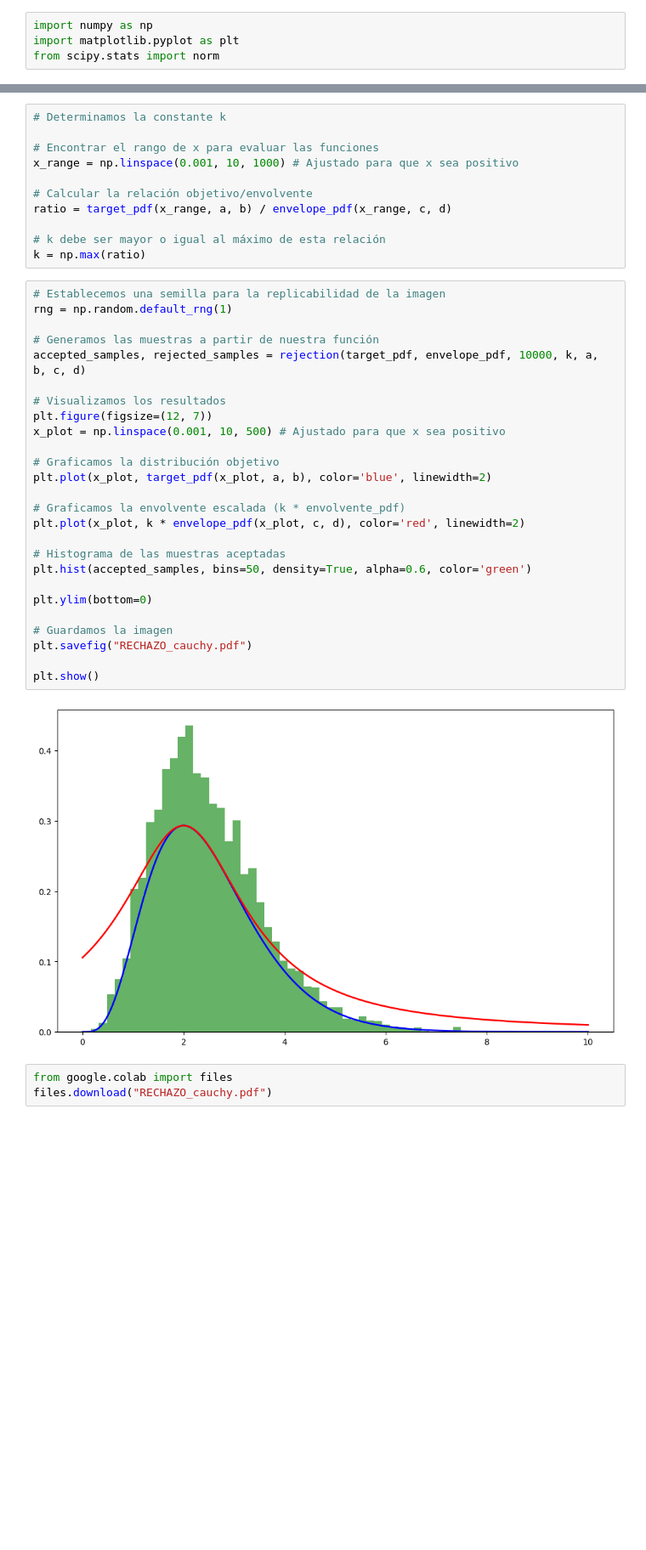
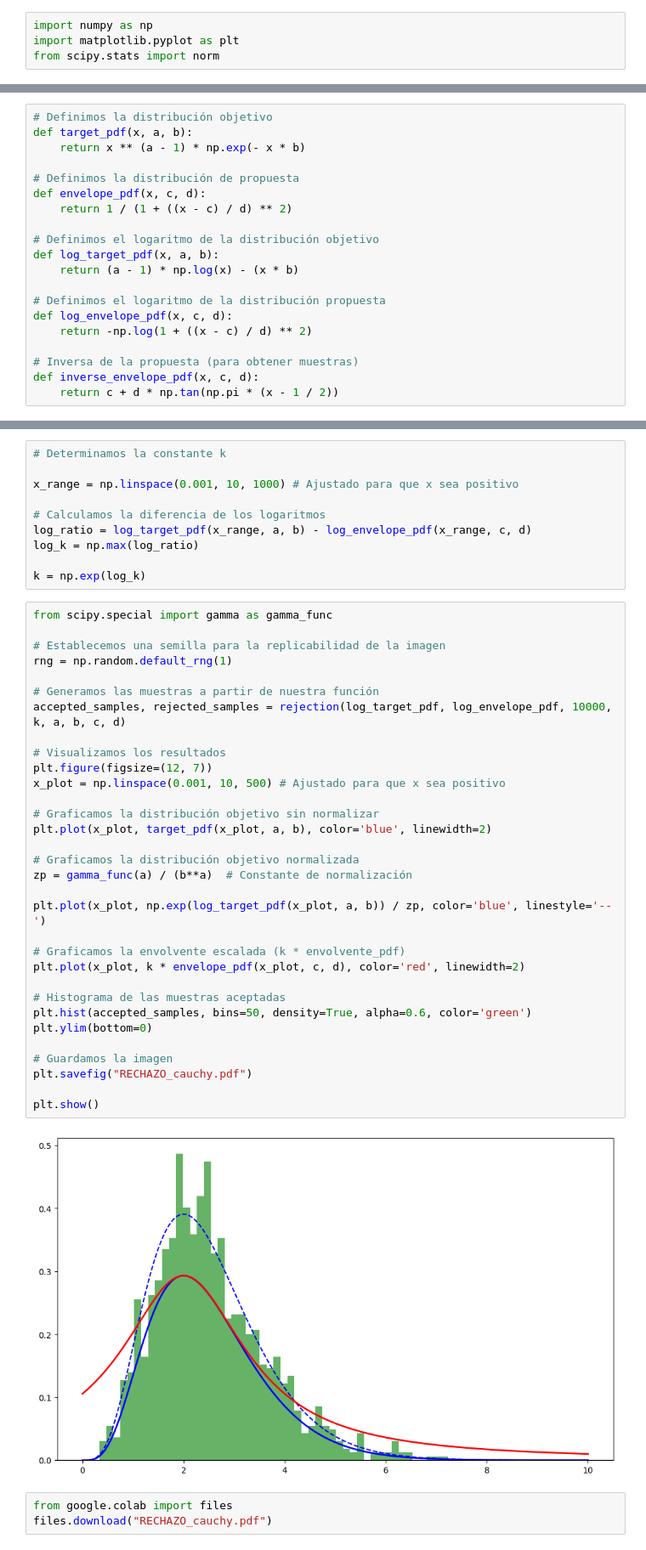
Before and after one commit to mateoveega/MCMC-MonteCarlo-TFG, a Jupyter notebook: CH_1/REJECTION_cauchy.ipynb, the cells around one changed output, grey strips where cells are left out. Shown at 85% size. Saved outputs shown, nothing was run; the diff lists cells and outputs as text; blank space fills up the shorter version.

```diff
--- a/CH_1/REJECTION_cauchy.ipynb
+++ b/CH_1/REJECTION_cauchy.ipynb
@@ -30 +33,21 @@ def rejection(target_pdf, envelope_pdf, num_samples, k, a, b, c, d):
+# %%
+# Definimos la distribución objetivo
+def target_pdf(x, a, b):
+    return x ** (a - 1) * np.exp(- x * b)
+
+# Definimos la distribución de propuesta
+def envelope_pdf(x, c, d):
+    return 1 / (1 + ((x - c) / d) ** 2)
+
+# Definimos el logaritmo de la distribución objetivo
+def log_target_pdf(x, a, b):
+    return (a - 1) * np.log(x) - (x * b)
+
+# Definimos el logaritmo de la distribución propuesta
+def log_envelope_pdf(x, c, d):
+    return -np.log(1 + ((x - c) / d) ** 2)
+
+# Inversa de la propuesta (para obtener muestras)
+def inverse_envelope_pdf(x, c, d):
+    return c + d * np.tan(np.pi * (x - 1 / 2))
 # %%
@@ -47,42 +61,47 @@ def inverse_envelope_pdf(x, c, d):
 # %%
 # Determinamos la constante k
 
-# Encontrar el rango de x para evaluar las funciones
 x_range = np.linspace(0.001, 10, 1000) # Ajustado para que x sea positivo
 
-# Calcular la relación objetivo/envolvente
-ratio = target_pdf(x_range, a, b) / envelope_pdf(x_range, c, d)
+# Calculamos la diferencia de los logaritmos
+log_ratio = log_target_pdf(x_range, a, b) - log_envelope_pdf(x_range, c, d)
+log_k = np.max(log_ratio)
 
-# k debe ser mayor o igual al máximo de esta relación
-k = np.max(ratio)
+k = np.exp(log_k)
 # %%
+from scipy.special import gamma as gamma_func
+
 # Establecemos una semilla para la replicabilidad de la imagen
 rng = np.random.default_rng(1)
 
 # Generamos las muestras a partir de nuestra función
-accepted_samples, rejected_samples = rejection(target_pdf, envelope_pdf, 10000, k, a, b, c, d)
+accepted_samples, rejected_samples = rejection(log_target_pdf, log_envelope_pdf, 10000, k, a, b, c, d)
 
 # Visualizamos los resultados
 plt.figure(figsize=(12, 7))
 x_plot = np.linspace(0.001, 10, 500) # Ajustado para que x sea positivo
 
-# Graficamos la distribución objetivo
+# Graficamos la distribución objetivo sin normalizar
 plt.plot(x_plot, target_pdf(x_plot, a, b), color='blue', linewidth=2)
+
+# Graficamos la distribución objetivo normalizada
+zp = gamma_func(a) / (b**a)  # Constante de normalización
+
+plt.plot(x_plot, np.exp(log_target_pdf(x_plot, a, b)) / zp, color='blue', linestyle='--')
 
 # Graficamos la envolvente escalada (k * envolvente_pdf)
 plt.plot(x_plot, k * envelope_pdf(x_plot, c, d), color='red', linewidth=2)
 
 # Histograma de las muestras aceptadas
 plt.hist(accepted_samples, bins=50, density=True, alpha=0.6, color='green')
-
 plt.ylim(bottom=0)
 
 # Guardamos la imagen
 plt.savefig("RECHAZO_cauchy.pdf")
 
 plt.show()
 # %% [output]
-[figure, old version]
+[figure, new version]
 # %%
 from google.colab import files
 files.download("RECHAZO_cauchy.pdf")
```
Also changed, not shown: parts of 3 cells of this notebook.
